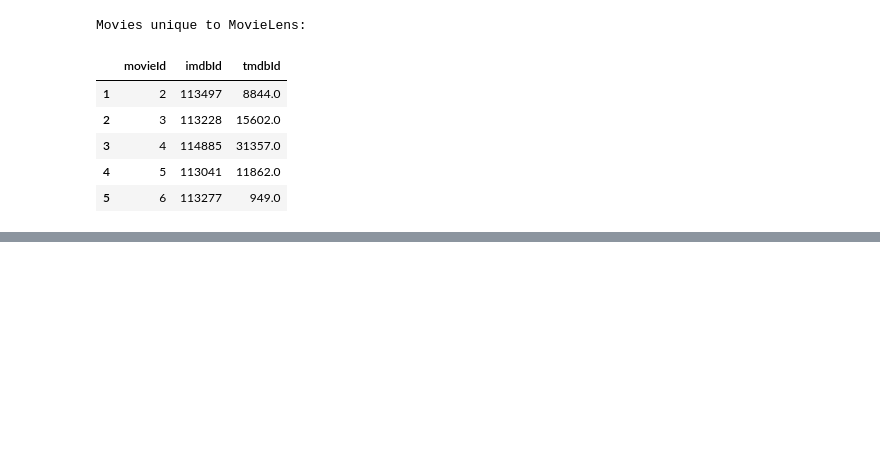
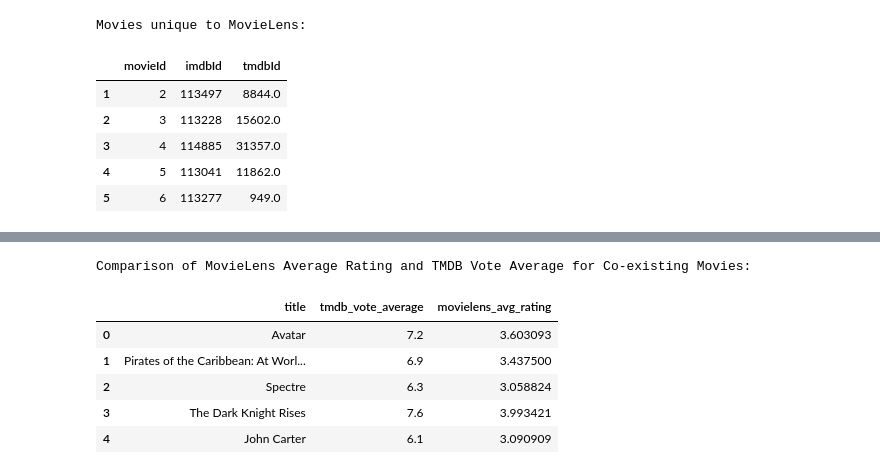
Before and after one commit to natchanonnn/personalised-movie-recommendation, a Jupyter notebook: notebooks/data_collection.ipynb, the cells around one changed output, grey strips where cells are left out. Saved outputs shown, nothing was run; the diff lists cells and outputs as text; code cells hidden in the pictures; blank space fills up the shorter version.

```diff
--- a/notebooks/data_collection.ipynb
+++ b/notebooks/data_collection.ipynb
@@ -330,0 +331,51 @@ Number of reviews for movies existing in both datasets: 21751729
+# %%
+coexisting_movies_df = movies[movies['id'].isin(common_tmdb_ids)][['id', 'title']]
+
+# # Export to CSV
+# output_filename = 'coexisting_movies.csv'
+# coexisting_movies_df.to_csv(output_filename, index=False)
+
+# print(f"Co-existing movies exported to {output_filename}")
+# display(coexisting_movies_df.head())
+# %%
+# Calculate average MovieLens rating for each co-existing movie
+movielens_avg_ratings = filtered_reviews.groupby('movieId')['rating'].mean().reset_index()
+movielens_avg_ratings.rename(columns={'rating': 'movielens_avg_rating'}, inplace=True)
+
+# Merge with mvl_movies to get tmdbId for MovieLens ratings
+mvl_ratings_with_tmdb_id = pd.merge(
+    movielens_avg_ratings,
+    mvl_movies[['movieId', 'tmdbId']],
+    on='movieId',
+    how='inner'
+)
+
+# Merge with coexisting_movies_df to compare TMDB's vote_average with MovieLens's average rating
+comparison_df = pd.merge(
+    coexisting_movies_df,
+    mvl_ratings_with_tmdb_id,
+    left_on='id',
+    right_on='tmdbId',
+    how='inner'
+)
+
+# Drop redundant columns and rename for clarity
+comparison_df.drop(columns=['movieId', 'tmdbId'], inplace=True)
+comparison_df = pd.merge(
+    comparison_df,
+    movies[['id', 'vote_average']],
+    on='id',
+    how='left'
+)
+comparison_df.rename(columns={'vote_average': 'tmdb_vote_average'}, inplace=True)
+
+print("Comparison of MovieLens Average Rating and TMDB Vote Average for Co-existing Movies:")
+display(comparison_df[['title', 'tmdb_vote_average', 'movielens_avg_rating']].head())
+# %% [output]
+Comparison of MovieLens Average Rating and TMDB Vote Average for Co-existing Movies:
+|  | title | tmdb_vote_average | movielens_avg_rating |
+| 0 | Avatar | 7.2 | 3.603093 |
+| 1 | Pirates of the Caribbean: At Worl... | 6.9 | 3.437500 |
+| 2 | Spectre | 6.3 | 3.058824 |
+| 3 | The Dark Knight Rises | 7.6 | 3.993421 |
+| 4 | John Carter | 6.1 | 3.090909 |
```
Also changed, not shown: parts of 7 cells of this notebook.
